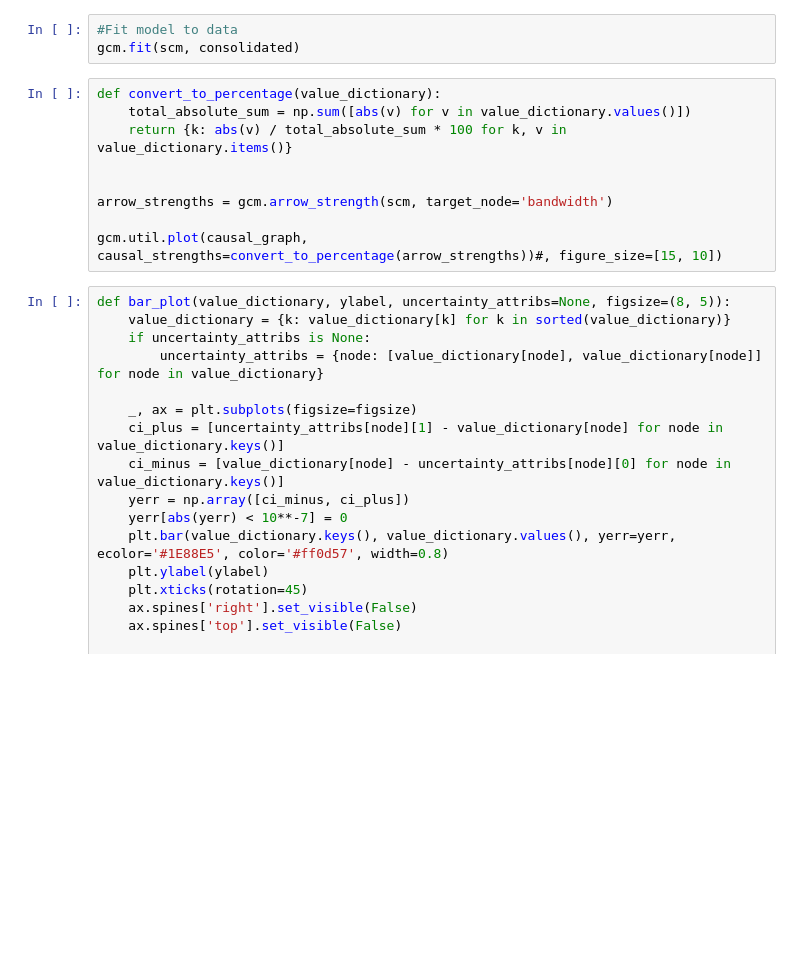
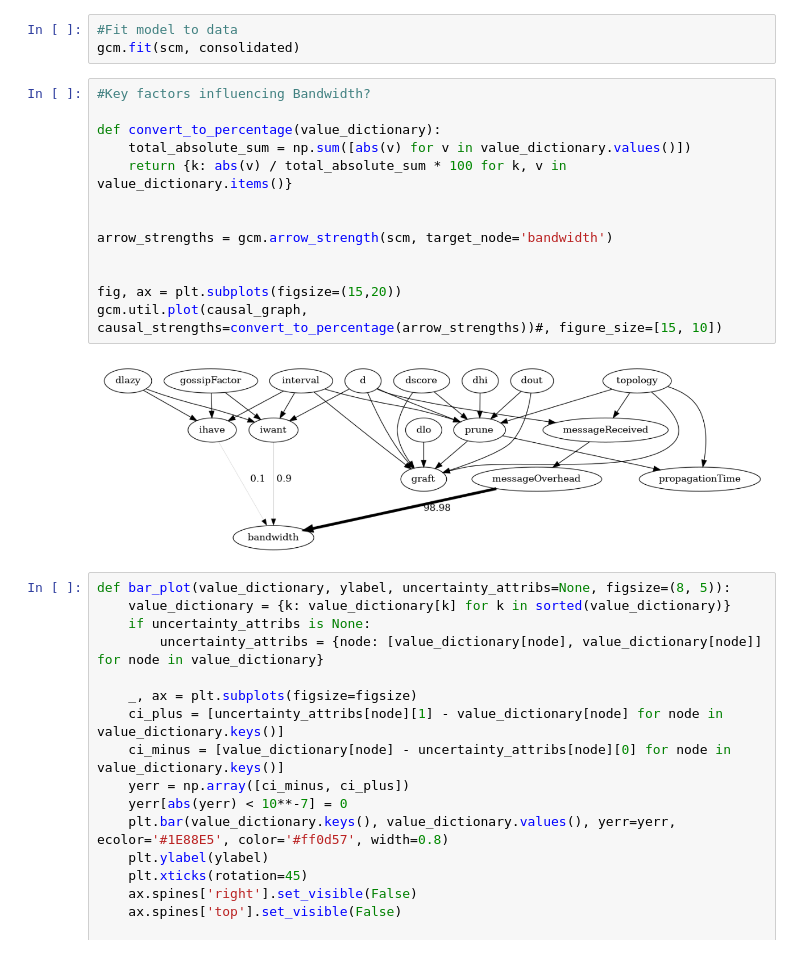
Before and after one commit to FlavScheidt/flexi-pipe, a Jupyter notebook: data/CausalAnalysis/Model1.ipynb, the cells around one changed output. Cells and saved outputs as stored; diff of their text form; blank space fills up the shorter version.

Commit message:
Comparison graphs for bandwidth

```diff
--- a/data/CausalAnalysis/Model1.ipynb
+++ b/data/CausalAnalysis/Model1.ipynb
@@ -209,14 +209,20 @@ gcm.auto.assign_causal_mechanisms(scm, consolidated)
 #Fit model to data
 gcm.fit(scm, consolidated)
 # %%
+#Key factors influencing Bandwidth?
+
 def convert_to_percentage(value_dictionary):
     total_absolute_sum = np.sum([abs(v) for v in value_dictionary.values()])
     return {k: abs(v) / total_absolute_sum * 100 for k, v in value_dictionary.items()}
 
 
 arrow_strengths = gcm.arrow_strength(scm, target_node='bandwidth')
 
+
+fig, ax = plt.subplots(figsize=(15,20))
 gcm.util.plot(causal_graph, causal_strengths=convert_to_percentage(arrow_strengths))#, figure_size=[15, 10])
+# %% [output]
+[figure, added]
 # %%
 def bar_plot(value_dictionary, ylabel, uncertainty_attribs=None, figsize=(8, 5)):
     value_dictionary = {k: value_dictionary[k] for k in sorted(value_dictionary)}
```
Also changed, not shown: parts of 1 cell of this notebook.
